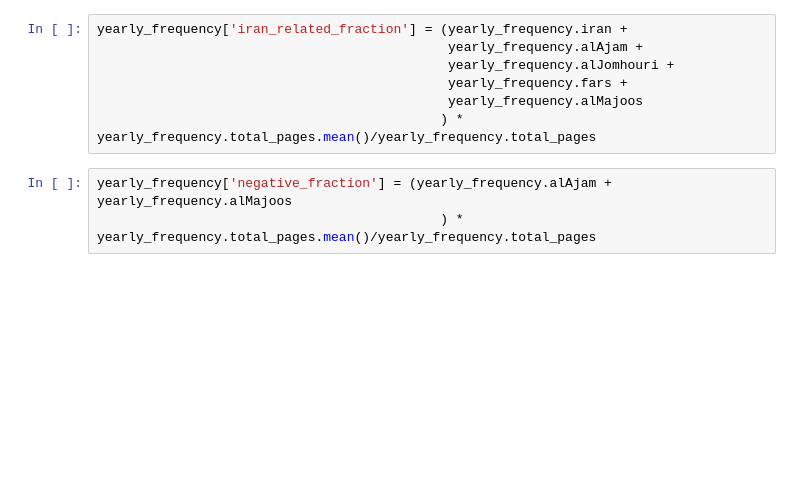
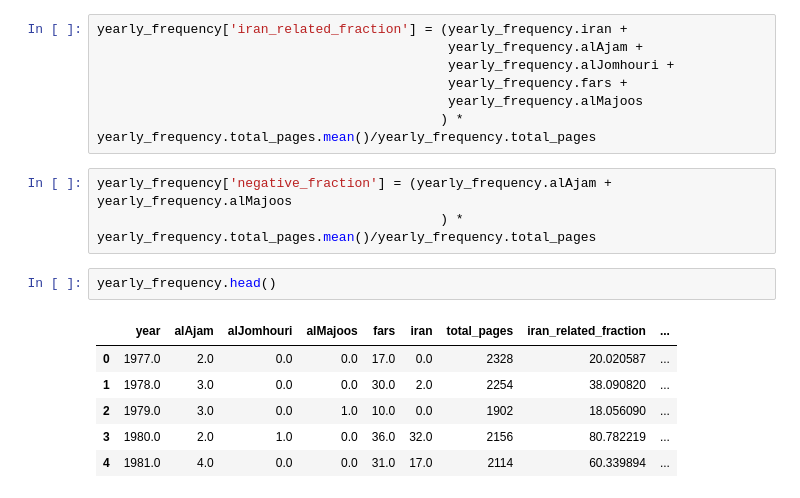
Before and after one commit to afshinamiree/Kuwai_Iran_Temporal_Relation-through-Text-Mining, a Jupyter notebook: Almojtama Plots.ipynb, the cells around one changed output. Saved outputs shown, nothing was run; the diff lists cells and outputs as text; blank space fills up the shorter version.

```diff
--- a/Almojtama Plots.ipynb
+++ b/Almojtama Plots.ipynb
@@ -33,6 +34,15 @@ yearly_frequency['iran_related_fraction'] = (yearly_frequency.iran +
 # %%
 yearly_frequency['negative_fraction'] = (yearly_frequency.alAjam +  yearly_frequency.alMajoos
                                             ) * yearly_frequency.total_pages.mean()/yearly_frequency.total_pages
+# %%
+yearly_frequency.head()
+# %% [output]
+|  | year | alAjam | alJomhouri | alMajoos | fars | iran | total_pages | iran_related_fraction | ... |
+| 0 | 1977.0 | 2.0 | 0.0 | 0.0 | 17.0 | 0.0 | 2328 | 20.020587 | ... |
+| 1 | 1978.0 | 3.0 | 0.0 | 0.0 | 30.0 | 2.0 | 2254 | 38.090820 | ... |
+| 2 | 1979.0 | 3.0 | 0.0 | 1.0 | 10.0 | 0.0 | 1902 | 18.056090 | ... |
+| 3 | 1980.0 | 2.0 | 1.0 | 0.0 | 36.0 | 32.0 | 2156 | 80.782219 | ... |
+| 4 | 1981.0 | 4.0 | 0.0 | 0.0 | 31.0 | 17.0 | 2114 | 60.339894 | ... |
 # %%
 import matplotlib.pyplot as plt
 plt.hist(yearly_frequency.iran  , bins= 9)
```
Also changed, not shown: parts of 10 cells of this notebook.
